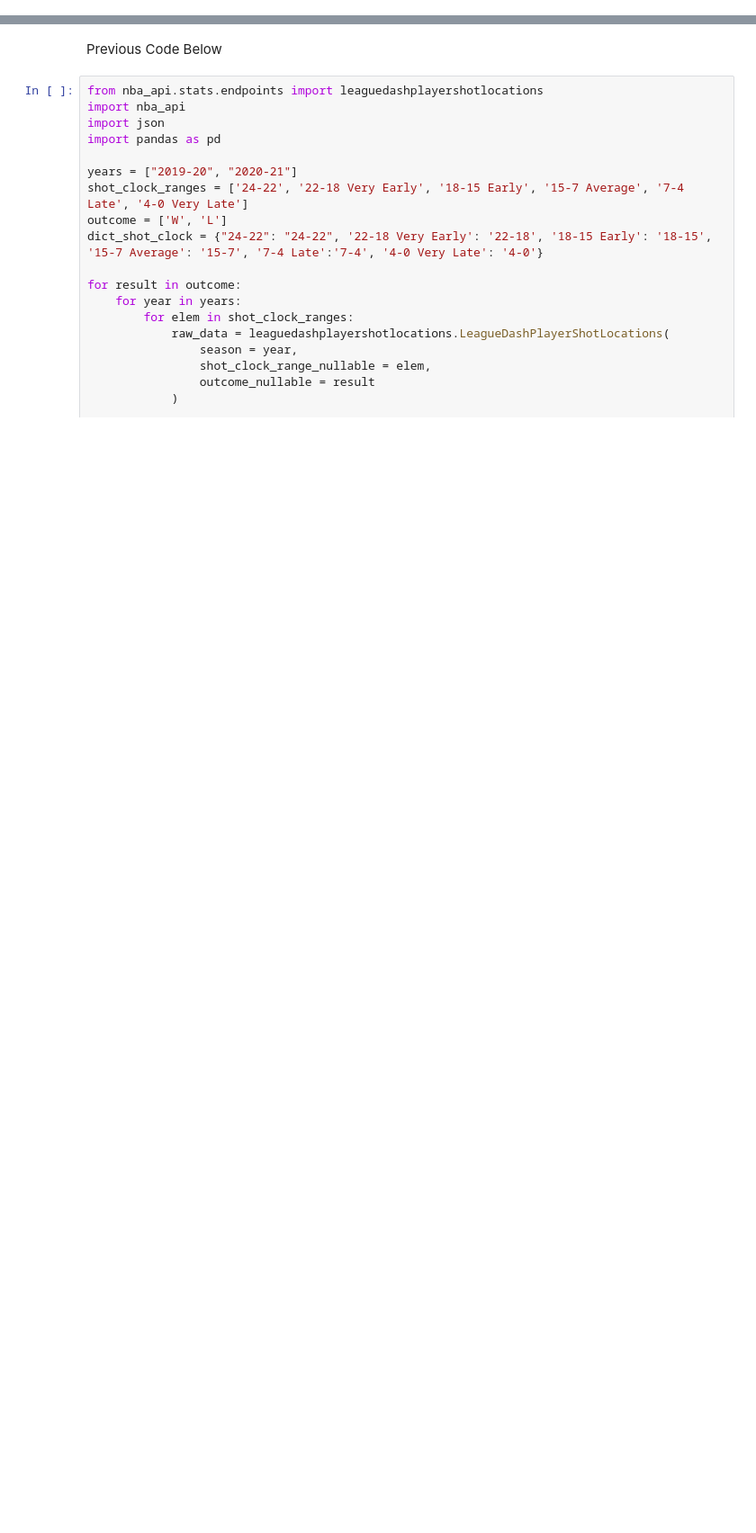
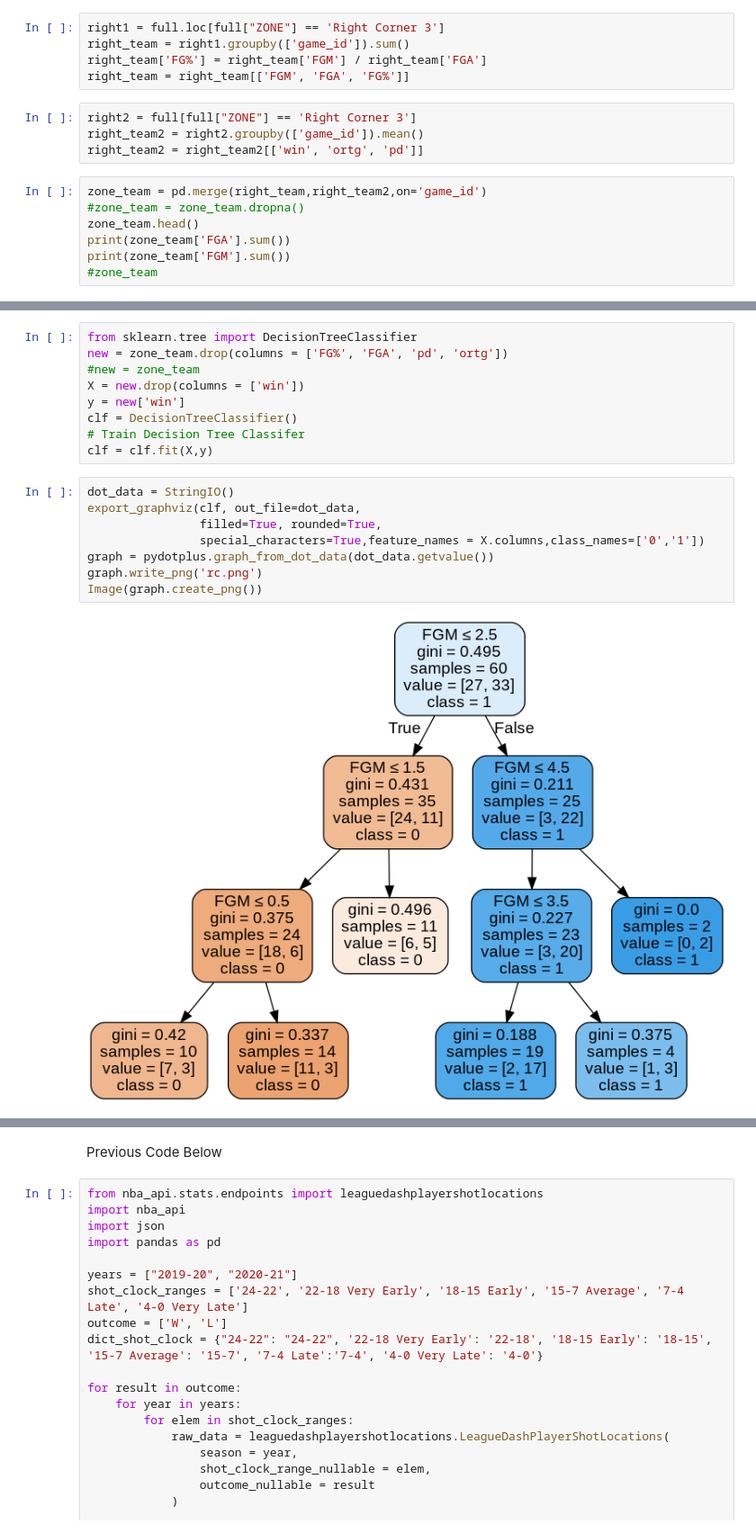
Before and after one commit to drdibble/NBA_API, a Jupyter notebook: nba_api.ipynb, the cells around one changed output, grey strips where cells are left out. Shown: that part at 90% size. Saved outputs shown, nothing was run; the diff lists cells and outputs as text; blank space fills up the shorter version.

```diff
--- a/nba_api.ipynb
+++ b/nba_api.ipynb
@@ -191,0 +246,16 @@ pearsonr(atb_team['FGA'],atb_team['win'])
+# %%
+right1 = full.loc[full["ZONE"] == 'Right Corner 3']
+right_team = right1.groupby(['game_id']).sum()
+right_team['FG%'] = right_team['FGM'] / right_team['FGA']
+right_team = right_team[['FGM', 'FGA', 'FG%']]
+# %%
+right2 = full[full["ZONE"] == 'Right Corner 3']
+right_team2 = right2.groupby(['game_id']).mean()
+right_team2 = right_team2[['win', 'ortg', 'pd']]
+# %%
+zone_team = pd.merge(right_team,right_team2,on='game_id')
+#zone_team = zone_team.dropna()
+zone_team.head()
+print(zone_team['FGA'].sum())
+print(zone_team['FGM'].sum())
+#zone_team
@@ -191,0 +269,19 @@ pearsonr(atb_team['FGA'],atb_team['win'])
+# %%
+from sklearn.tree import DecisionTreeClassifier
+new = zone_team.drop(columns = ['FG%', 'FGA', 'pd', 'ortg'])
+#new = zone_team
+X = new.drop(columns = ['win'])
+y = new['win']
+clf = DecisionTreeClassifier()
+# Train Decision Tree Classifer
+clf = clf.fit(X,y)
+# %%
+dot_data = StringIO()
+export_graphviz(clf, out_file=dot_data,
+                filled=True, rounded=True,
+                special_characters=True,feature_names = X.columns,class_names=['0','1'])
+graph = pydotplus.graph_from_dot_data(dot_data.getvalue())
+graph.write_png('rc.png')
+Image(graph.create_png())
+# %% [output]
+[figure, added]
```
Also changed, not shown: parts of 12 cells of this notebook, 5 other files.
